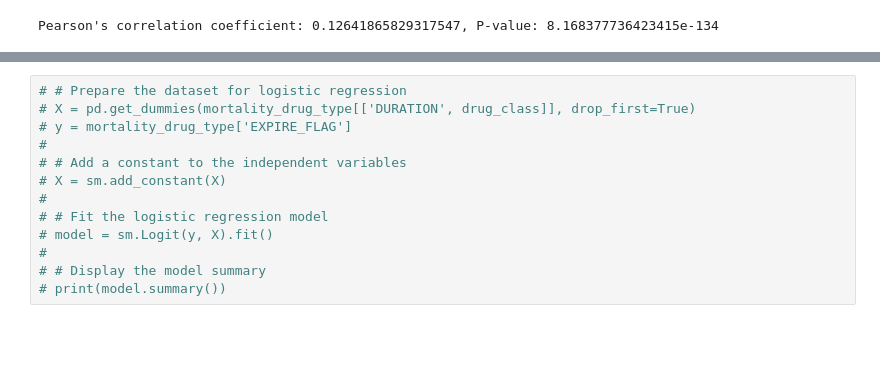
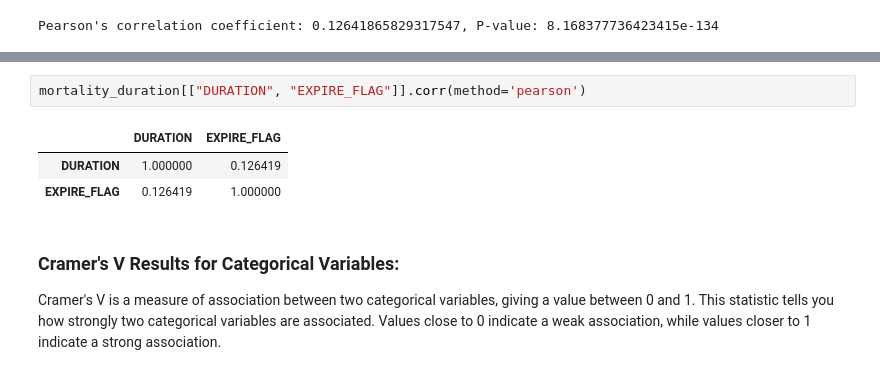
Before and after one commit to Math2130/MIMIC-III-Mortality-Analysis, a Jupyter notebook: VisualizationMedication.ipynb, the cells around one changed output, grey strips where cells are left out. Cells and saved outputs as stored; diff of their text form; blank space fills up the shorter version.

```diff
--- a/VisualizationMedication.ipynb
+++ b/VisualizationMedication.ipynb
@@ -555,13 +518,9 @@ mortality_drug_type.head()
-# %%
-# # Prepare the dataset for logistic regression
-# X = pd.get_dummies(mortality_drug_type[['DURATION', drug_class]], drop_first=True)
-# y = mortality_drug_type['EXPIRE_FLAG']
-#
-# # Add a constant to the independent variables
-# X = sm.add_constant(X)
-#
-# # Fit the logistic regression model
-# model = sm.Logit(y, X).fit()
-#
-# # Display the model summary
-# print(model.summary())
+# %%
+mortality_duration[["DURATION", "EXPIRE_FLAG"]].corr(method='pearson')
+# %% [output]
+|  | DURATION | EXPIRE_FLAG |
+| DURATION | 1.000000 | 0.126419 |
+| EXPIRE_FLAG | 0.126419 | 1.000000 |
+# %% [markdown]
+### Cramer's V Results for Categorical Variables:
+Cramer's V is a measure of association between two categorical variables, giving a value between 0 and 1. This statistic tells you how strongly two categorical variables are associated. Values close to 0 indicate a weak association, while values closer to 1 indicate a strong association.
```
Also changed, not shown: parts of 14 cells of this notebook, 2 other files.
